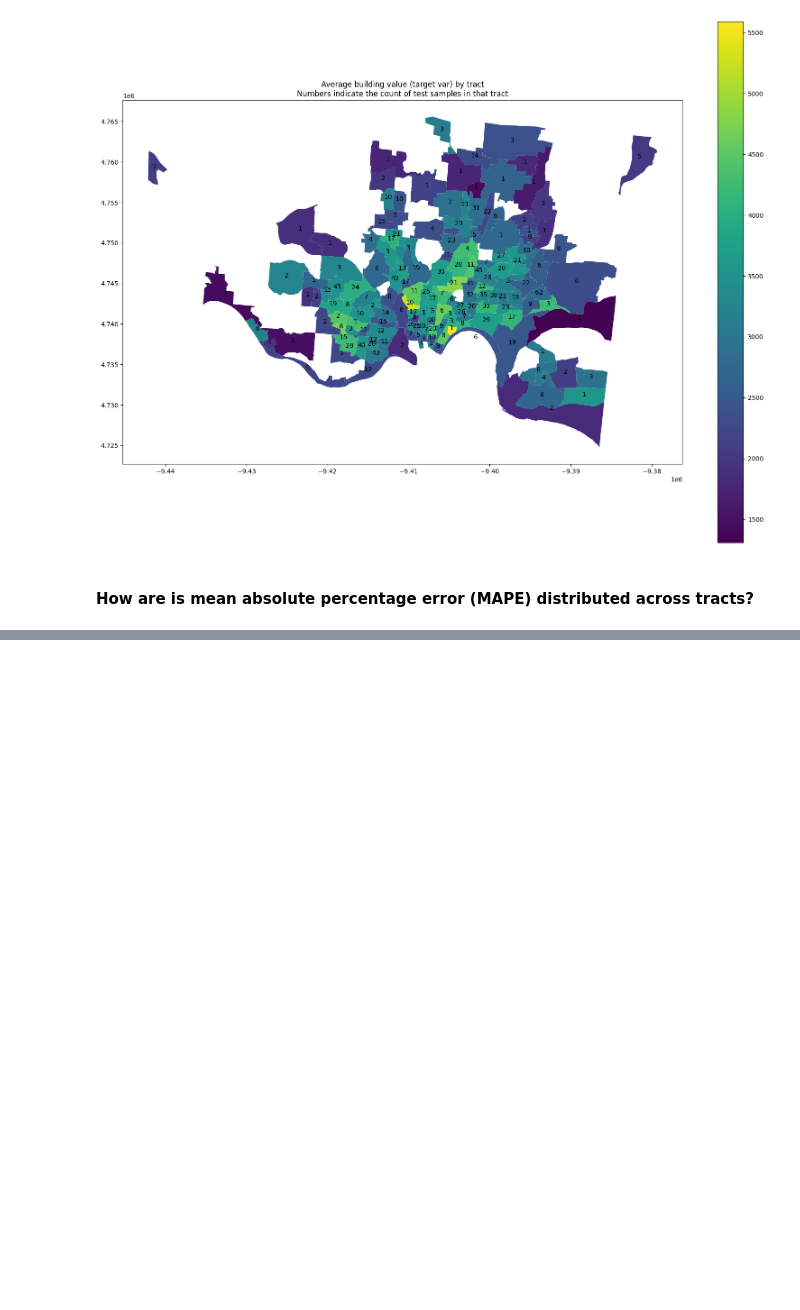
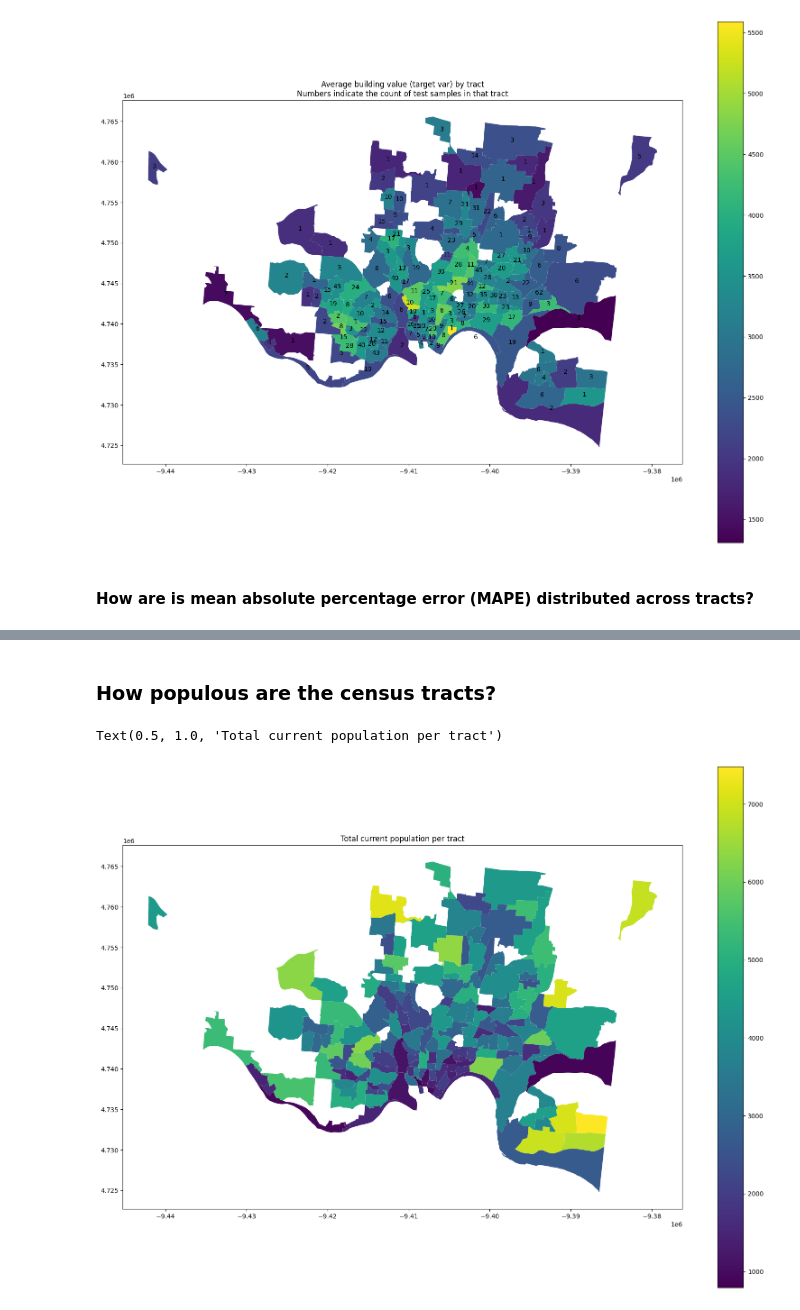
Before and after one commit to JunTaoLuo/ErukaExp, a Jupyter notebook: bias_analysis.ipynb, the cells around one changed output, grey strips where cells are left out. Cells and saved outputs as stored; diff of their text form; code cells hidden in the pictures; blank space fills up the shorter version.

```diff
--- a/bias_analysis.ipynb
+++ b/bias_analysis.ipynb
@@ -167,3 +234,12 @@ Text(0.5, 1.0, 'Average MAPE by tract\nNumbers indicate the count of test sample
+# %% [markdown]
+### How populous are the census tracts?
+# %%
+plt.rcParams["figure.figsize"]=20,15
+tracts_hamilton.plot(column='total_pop', legend=True)
+plt.title('Total current population per tract')
+# %% [output]
+Text(0.5, 1.0, 'Total current population per tract')
+[figure, added]
 # %%
 # Export file for uploading to Felt, online mapping tool
 tracts_hamilton.to_file('hamilton_tracts')
```
Also changed, not shown: parts of 7 cells of this notebook, 2 other files.
